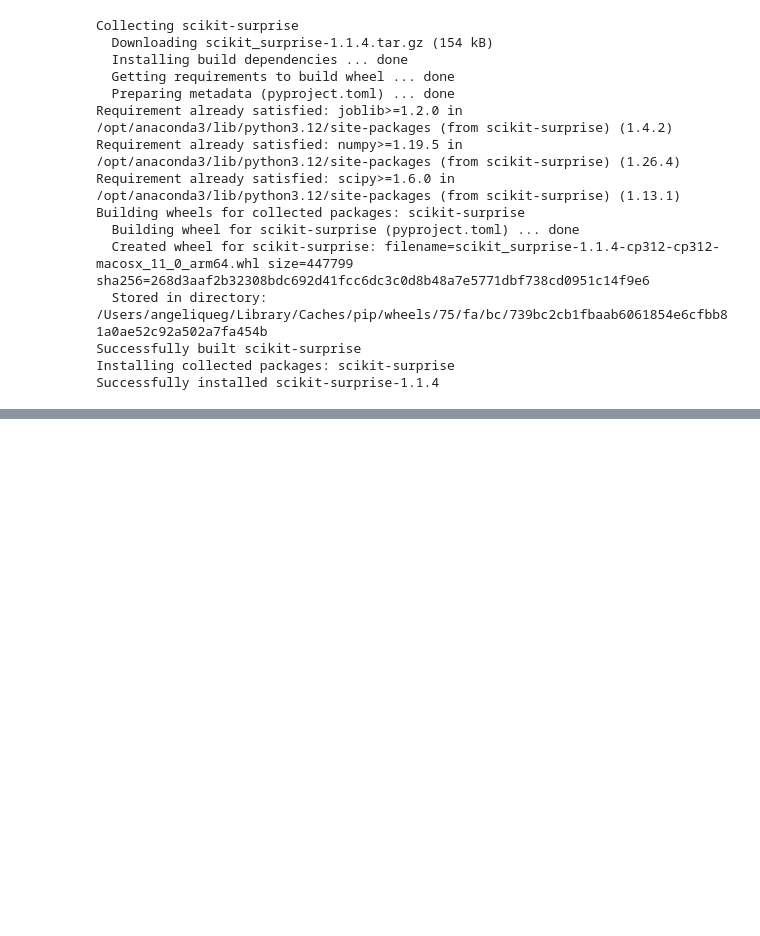
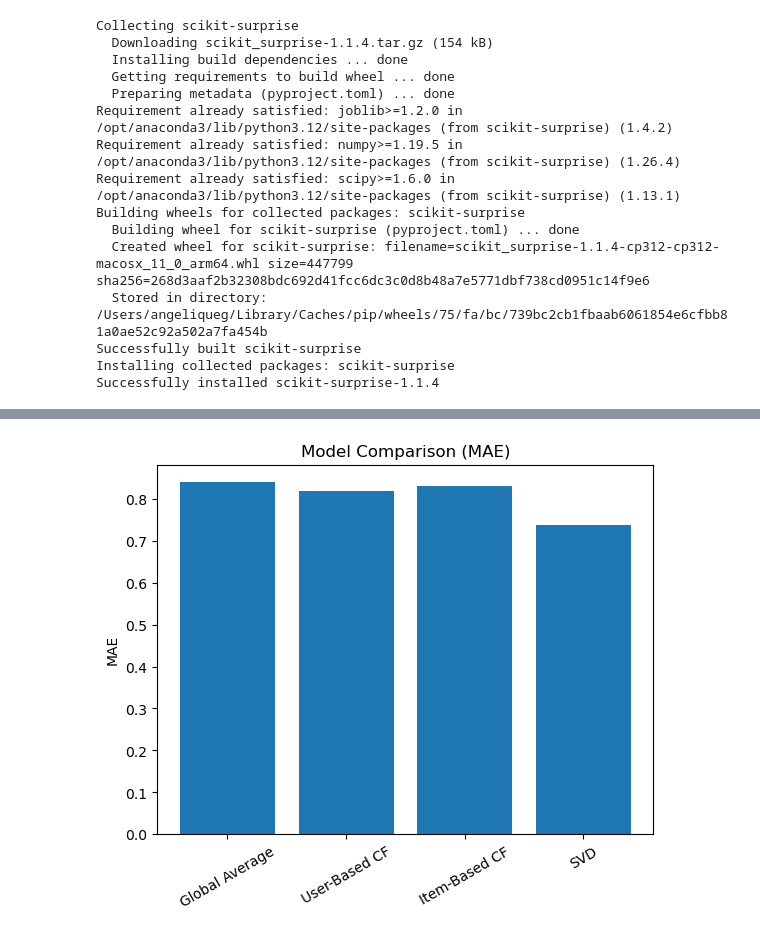
Before and after one commit to Angelique9227/movie-rec-syst, a Jupyter notebook: notebooks/models.ipynb, the cells around one changed output, grey strips where cells are left out. Cells and saved outputs as stored; diff of their text form; code cells hidden in the pictures; blank space fills up the shorter version.

```diff
--- a/notebooks/models.ipynb
+++ b/notebooks/models.ipynb
@@ -21,0 +40,4 @@ import pandas as pd
+# %%
+from surprise.model_selection import train_test_split
+
+trainset, testset = train_test_split(data, test_size=0.2, random_state=42)
@@ -21,0 +160,8 @@ import pandas as pd
+# %%
+plt.bar(results["Model"], results["MAE"])
+plt.title("Model Comparison (MAE)")
+plt.ylabel("MAE")
+plt.xticks(rotation=30)
+plt.show()
+# %% [output]
+[figure, added]
```
Also changed, not shown: parts of 9 cells of this notebook.
